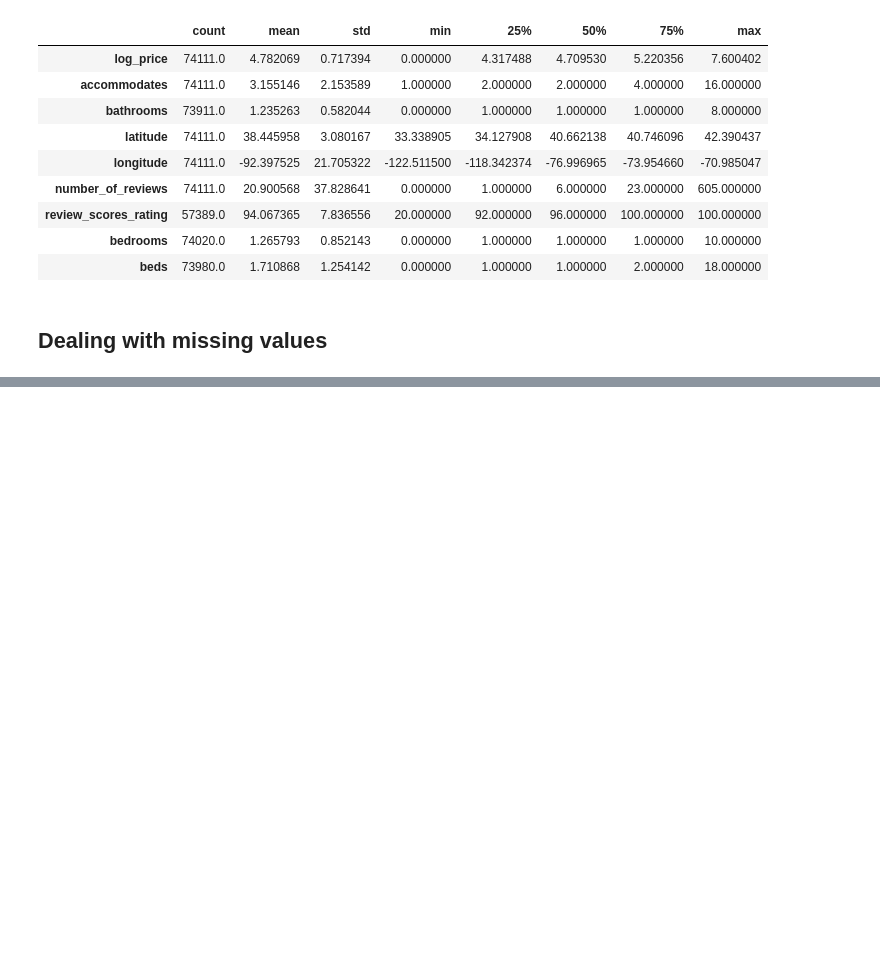
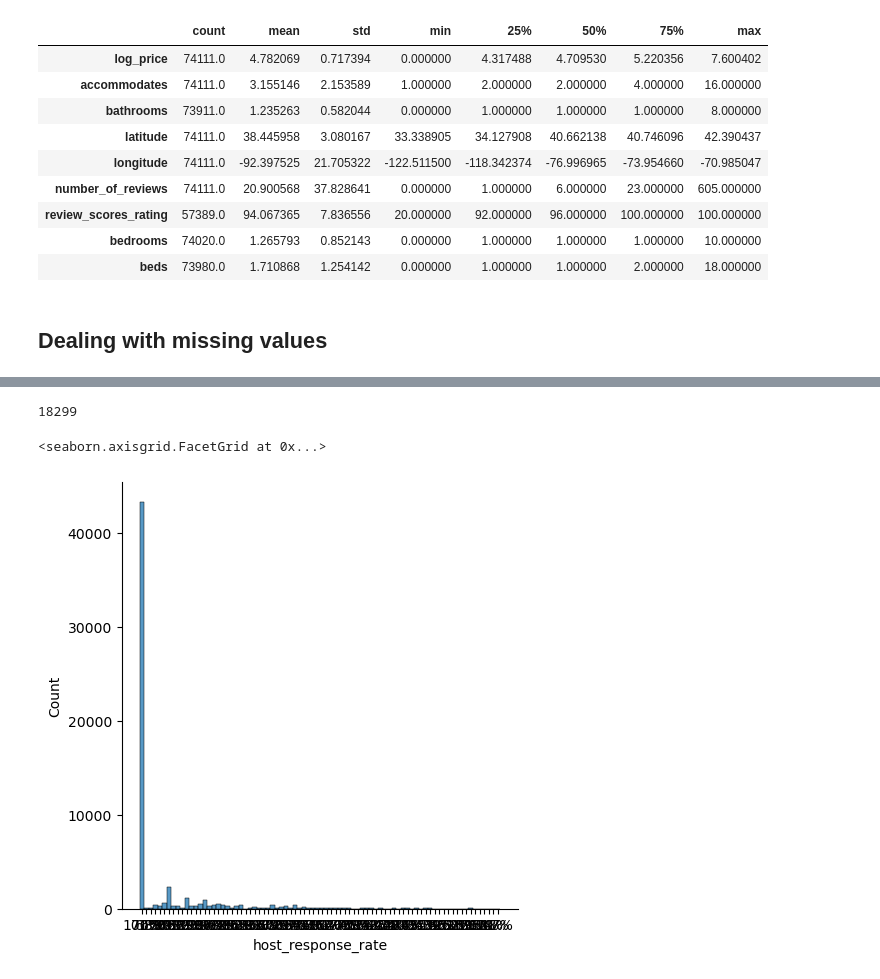
Before and after one commit to praj2408/AirBnb-Price-Prediction-MLOps-Project, a Jupyter notebook: notebooks/EDA.ipynb, the cells around one changed output, grey strips where cells are left out. Saved outputs shown, nothing was run; the diff lists cells and outputs as text; code cells hidden in the pictures; blank space fills up the shorter version.

```diff
--- a/notebooks/EDA.ipynb
+++ b/notebooks/EDA.ipynb
@@ -156,0 +210,2 @@ Name: bathrooms, Length: 74111, dtype: float64
+# %%
+df.beds.fillna(df.beds.mode, inplace=True)
@@ -156,0 +233,2 @@ Name: bathrooms, Length: 74111, dtype: float64
+# %%
+df.host_has_profile_pic.fillna(value='f', inplace=True)
@@ -156,0 +248,2 @@ Name: bathrooms, Length: 74111, dtype: float64
+# %%
+df.host_identity_verified.fillna(value='f', inplace=True)
@@ -156,0 +277,9 @@ Name: bathrooms, Length: 74111, dtype: float64
+# %%
+df.host_response_rate.isnull().sum()
+# %% [output]
+18299
+# %%
+sns.displot(df.host_response_rate)
+# %% [output]
+<seaborn.axisgrid.FacetGrid at 0x...>
+[figure, added]
```
Also changed, not shown: parts of 47 cells of this notebook.
